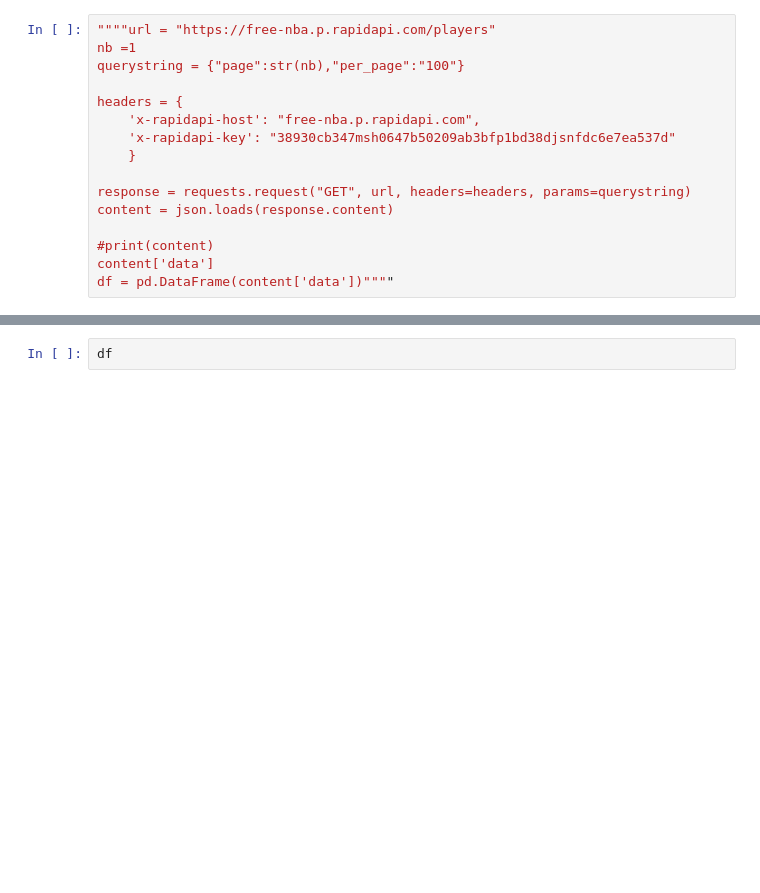
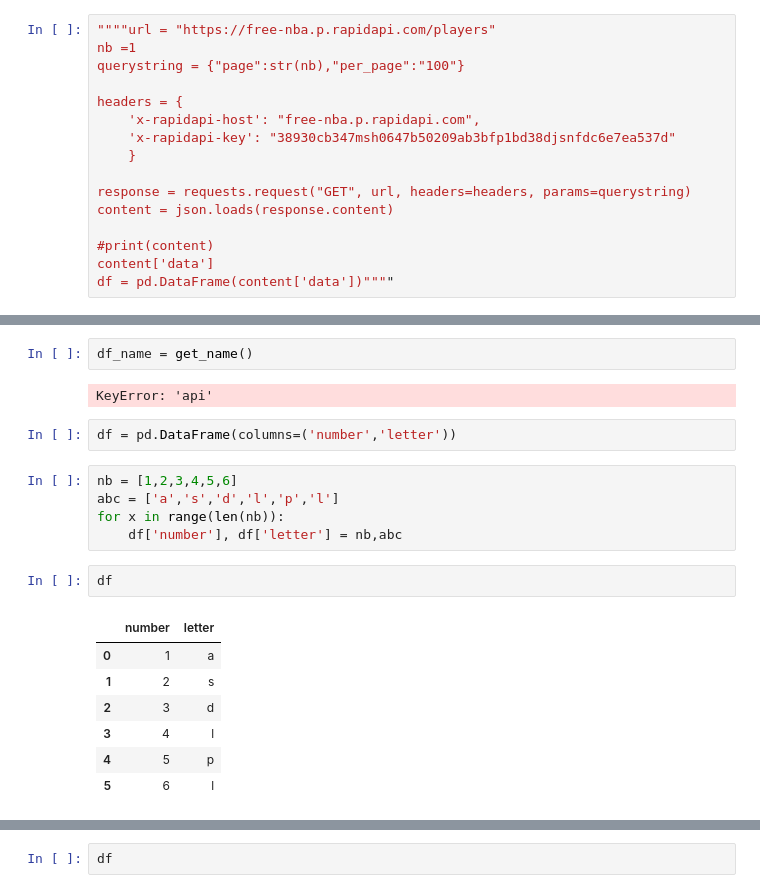
Before and after one commit to JeanPhilPetitFrere/nba_big_project, a Jupyter notebook: code.ipynb, the cells around one changed output, grey strips where cells are left out. Saved outputs shown, nothing was run; the diff lists cells and outputs as text; blank space fills up the shorter version.

```diff
--- a/code.ipynb
+++ b/code.ipynb
@@ -40,0 +135,21 @@ def get_stats():
+# %%
+df_name = get_name()
+# %% [output]
+KeyError: 'api'
+# %%
+df = pd.DataFrame(columns=('number','letter'))
+# %%
+nb = [1,2,3,4,5,6]
+abc = ['a','s','d','l','p','l']
+for x in range(len(nb)):
+    df['number'], df['letter'] = nb,abc
+# %%
+df
+# %% [output]
+|  | number | letter |
+| 0 | 1 | a |
+| 1 | 2 | s |
+| 2 | 3 | d |
+| 3 | 4 | l |
+| 4 | 5 | p |
+| 5 | 6 | l |
```
Also changed, not shown: parts of 9 cells of this notebook.
